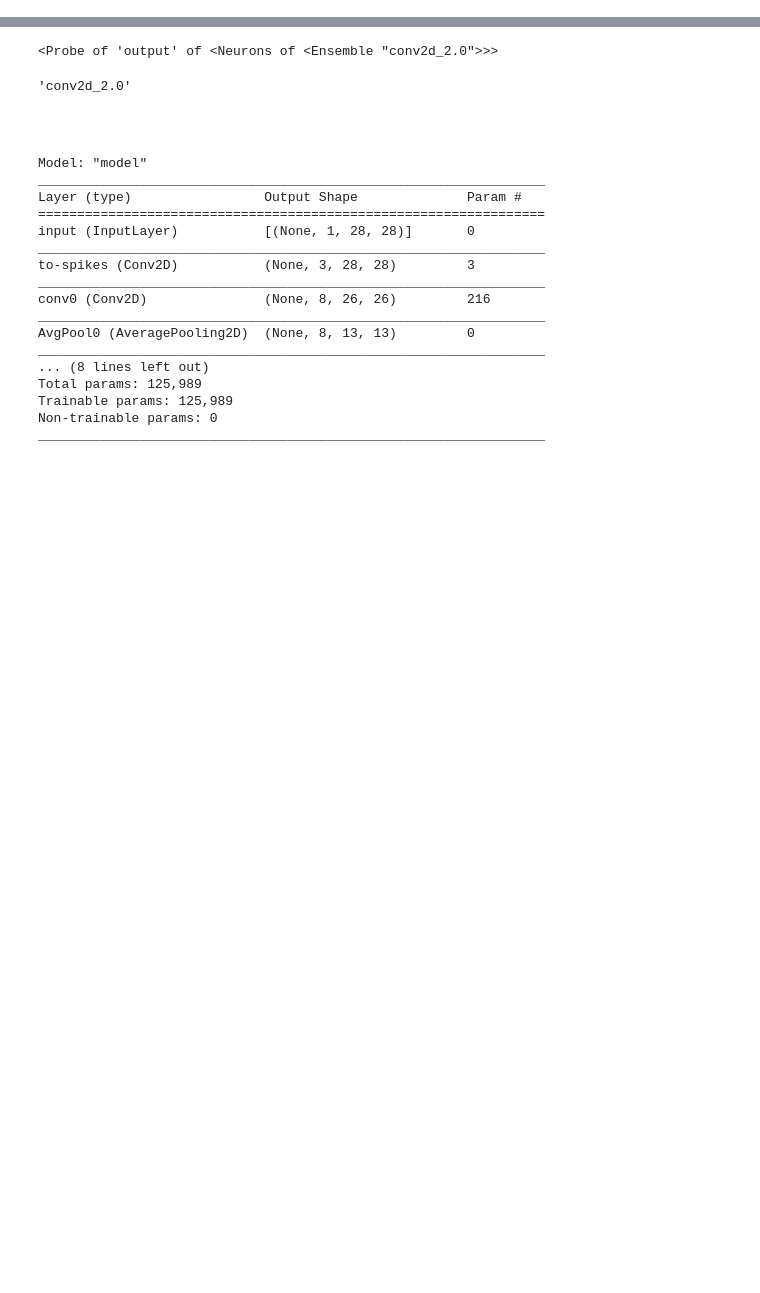
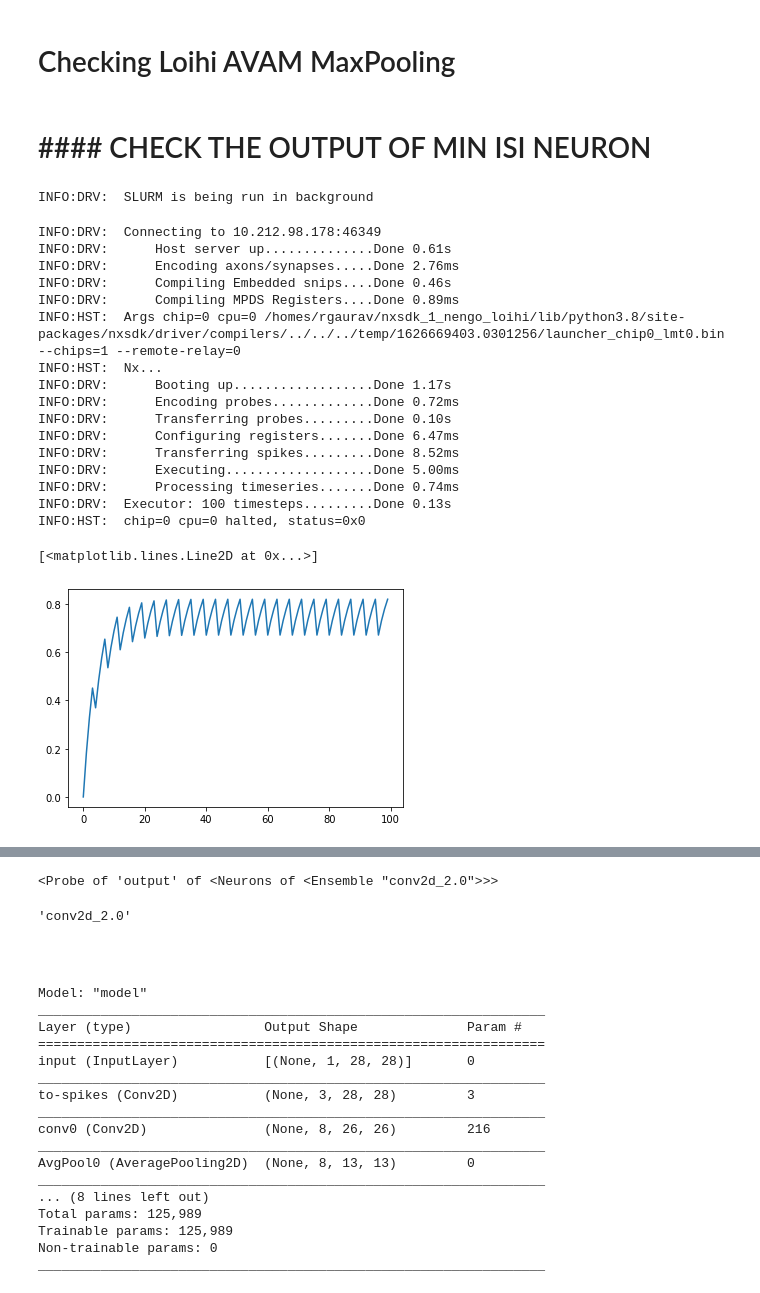
Before and after one commit to R-Gaurav/SpikingMaxPooling, a Jupyter notebook: misc/Untitled.ipynb, the cells around one changed output, grey strips where cells are left out. Drawn from its saved outputs; the diff is of its cells as text; code cells hidden in the pictures; blank space fills up the shorter version.

```diff
--- a/misc/Untitled.ipynb
+++ b/misc/Untitled.ipynb
@@ -17,0 +45,8 @@ from utils.nengo_dl_utils import get_nengo_dl_model
+# %%
+with nengo.Network() as net1:
+  inpt = nengo.Node(np.ones(12))
+  ens = nengo.Ensemble(n_neurons=12, dimensions=1)
+  nengo.Connection(inpt, ens.neurons, synapse=None)
+
+with nengo_loihi.Simulator(net1) as l_sim1:
+  l_sim1.run(0.1)
@@ -17,0 +71,2 @@ from utils.nengo_dl_utils import get_nengo_dl_model
+# %% [markdown]
+# Checking Loihi AVAM MaxPooling
@@ -17,0 +83,38 @@ from utils.nengo_dl_utils import get_nengo_dl_model
+# %% [markdown]
+# #### CHECK THE OUTPUT OF MIN ISI NEURON
+# %%
+def gen_spike(t):
+  int_t = int(t*1000)
+  return 1.0 if int_t%4 else 0
+
+with nengo.Network() as sample_net:
+  inp = nengo.Node(gen_spike)
+  ens = nengo.Ensemble(n_neurons=1, dimensions=1)
+  nengo.Connection(inp, ens.neurons, synapse=0.005)
+
+  probe_inp = nengo.Probe(inp, attr="output", synapse=0.005)
+
+with nengo_loihi.Simulator(sample_net) as l_sim:
+  l_sim.run(0.1)
+
+plt.plot(l_sim.data[probe_inp])
+# %% [output]
+INFO:DRV:  SLURM is being run in background
+INFO:DRV:  Connecting to 10.212.98.178:46349
+INFO:DRV:      Host server up..............Done 0.61s
+INFO:DRV:      Encoding axons/synapses.....Done 2.76ms
+INFO:DRV:      Compiling Embedded snips....Done 0.46s
+INFO:DRV:      Compiling MPDS Registers....Done 0.89ms
+INFO:HST:  Args chip=0 cpu=0 /homes/rgaurav/nxsdk_1_nengo_loihi/lib/python3.8/site-packages/nxsdk/driver/compilers/../../../temp/1626669403.0301256/launcher_chip0_lmt0.bin --chips=1 --remote-relay=0
+INFO:HST:  Nx...
+INFO:DRV:      Booting up..................Done 1.17s
+INFO:DRV:      Encoding probes.............Done 0.72ms
+INFO:DRV:      Transferring probes.........Done 0.10s
+INFO:DRV:      Configuring registers.......Done 6.47ms
+INFO:DRV:      Transferring spikes.........Done 8.52ms
+INFO:DRV:      Executing...................Done 5.00ms
+INFO:DRV:      Processing timeseries.......Done 0.74ms
+INFO:DRV:  Executor: 100 timesteps.........Done 0.13s
+INFO:HST:  chip=0 cpu=0 halted, status=0x0
+[<matplotlib.lines.Line2D at 0x...>]
+[figure, added]
```
Also changed, not shown: parts of 11 cells of this notebook, 11 other files.
